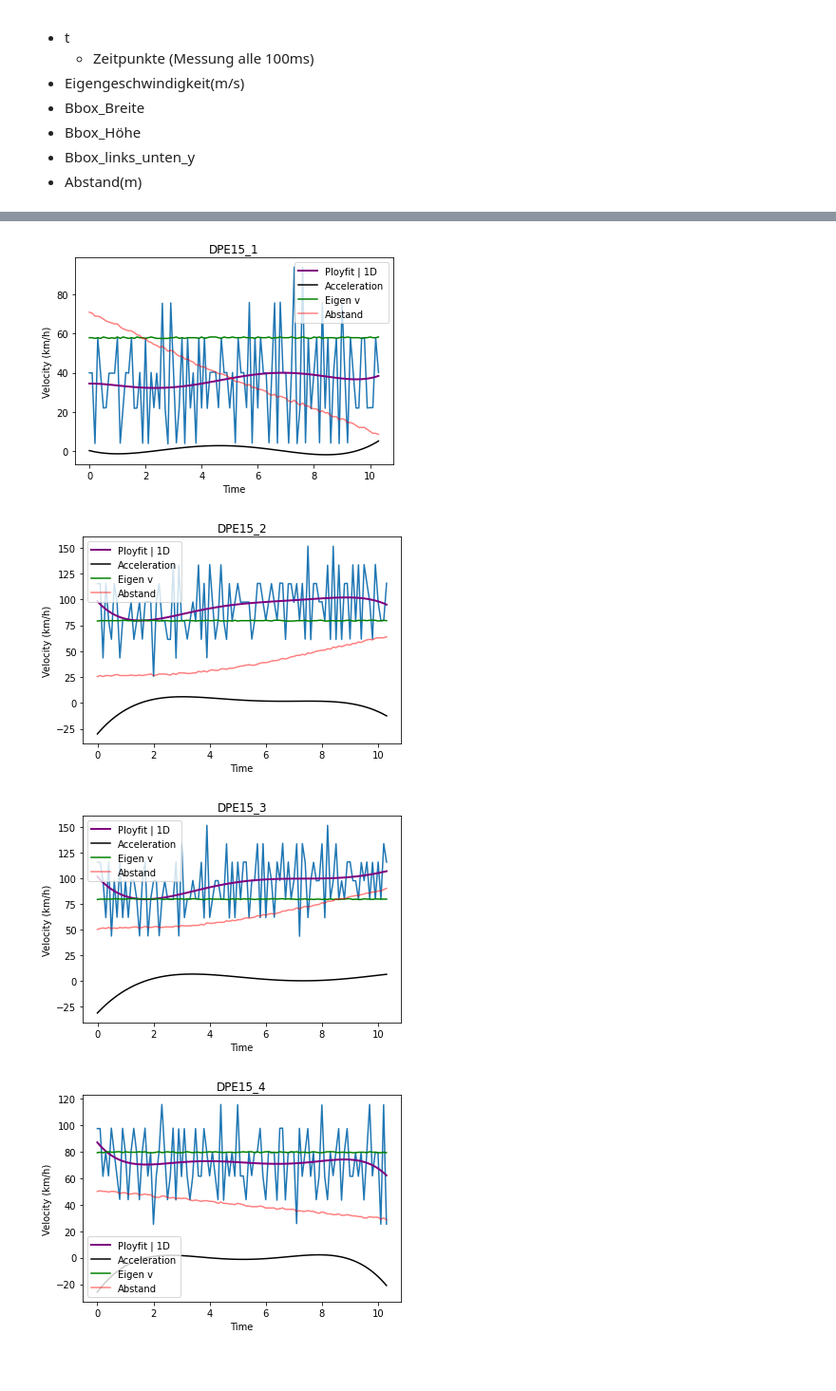
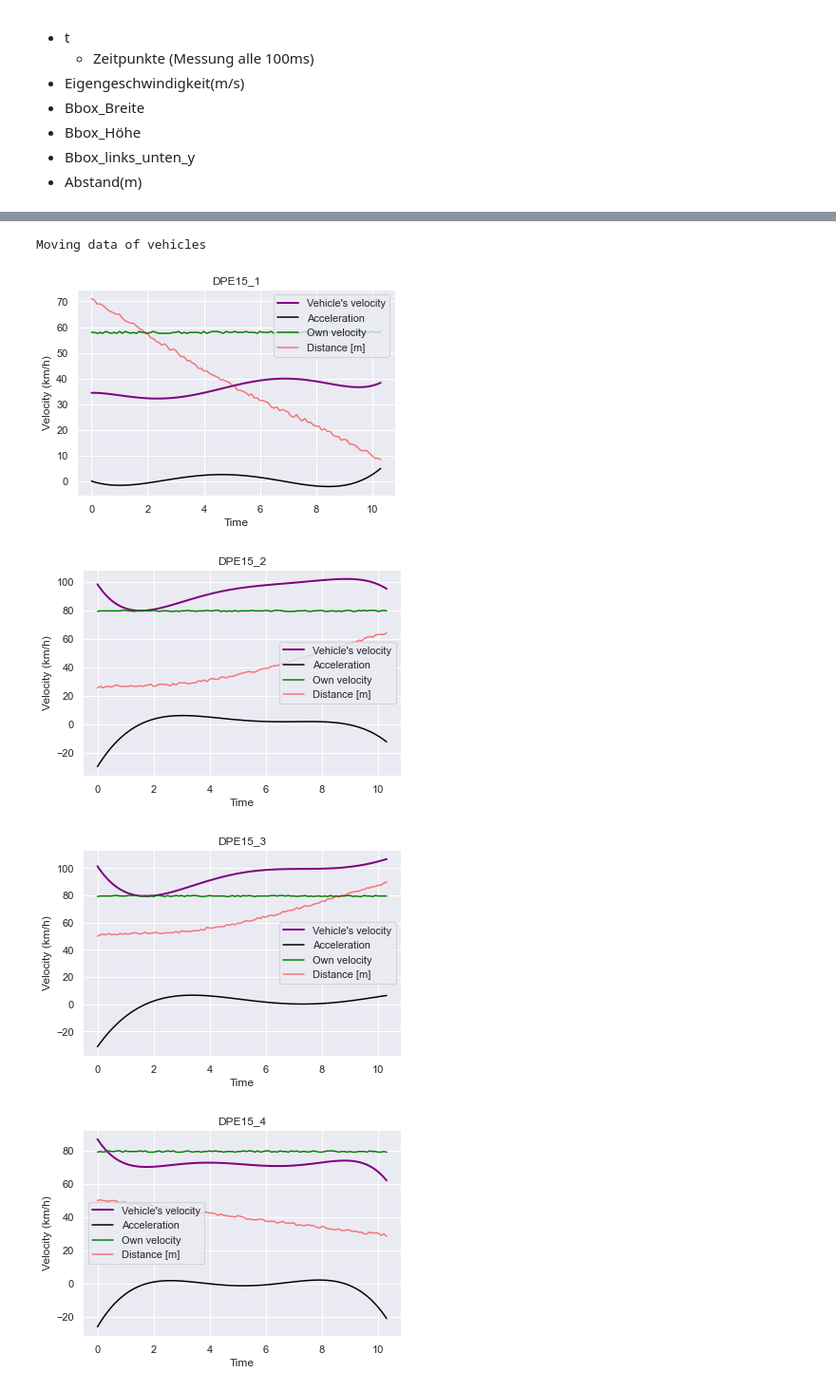
Before and after one commit to JanTSV/Evidenztheorie, a Jupyter notebook: main.ipynb, the cells around one changed output, grey strips where cells are left out. Shown at 95% size. Drawn from its saved outputs; the diff is of its cells as text; code cells hidden in the pictures; blank space fills up the shorter version.

```diff
--- a/main.ipynb
+++ b/main.ipynb
@@ -36,6 +36,8 @@ from IPython.display import display
 
 from python_evidence.dempster_handler import DempsterHandler, Measure
 from utils import load_data, change_data, get_velocity, get_acceleration, save_data_dict, get_dimensions
+import seaborn as sns
+sns.set()
 # %% [markdown]
 # Schritt 1: Daten einlesen und explorieren
 
@@ -149,35 +148,42 @@ None
 | 103 | 10.3 | 22.2 | 100 | 82 | 163 | 81.5 | 32.15 | ... |
 104 rows × 10 columns
 # %%
+print("Moving data of vehicles")
 # plot calculated velocity and acceleration
 for path, df in data_dict.items():
     plt.title(path)
     plt.ylabel("Velocity (km/h)")
     plt.xlabel("Time")
-    name = "v(km/h)"
+    velocity_key = "v(km/h)"
 
     # Real plots
-    plt.plot(df["t"], df[name])
+    #plt.plot(df["t"], df[velocity_key])
 
-    dimensions = 5
-    model = np.poly1d(np.polyfit(df["t"], df[name], dimensions))
-    plt.plot(df["t"], model(df["t"]), linewidth=2, color="purple", label="Ployfit | 1D")
+    degree_of_graph = 5
+    # optimize calculated velocity, as it is scattered
+    velocity_model = np.poly1d(np.polyfit(df["t"], df[velocity_key], degree_of_graph))
+    # plot optimized velocity
+    plt.plot(df["t"], velocity_model(df["t"]), linewidth=2, color="purple", label="Vehicle's velocity")
 
-    df["v(km/h) polyfit"] = model(df["t"])
+    df["v(km/h) polyfit"] = velocity_model(df["t"])
 
-    get_acceleration(df, model)
+    # call method which extends data frame by the acceleration
+    get_acceleration(df, velocity_model)
+    # plot acceleration
     plt.plot(df["t"], df["a(km/h^2)"], color="black", label="Acceleration")
 
-    plt.plot(df["t"], df["Eigengeschwindigkeit(m/s)"]  * 3.6, color="green", label="Eigen v")
+    # plot the velocity of the data recording vehicle
+    plt.plot(df["t"], df["Eigengeschwindigkeit(m/s)"]  * 3.6, color="green", label="Own velocity")
 
-    plt.plot(df["t"], df["Abstand(m)"], color="red", alpha=0.5, label="Abstand")
+    plt.plot(df["t"], df["Abstand(m)"], color="red", alpha=0.5, label="Distance [m]")
     plt.legend()
     plt.show()
 
-# Save data
+# Save data in dictionary for further calculations
 save_data_dict(data_dict, Path("updated_data"))
 # %% [output]
+Moving data of vehicles
-[figure, old version]
+[figure, new version]
-[figure, old version]
+[figure, new version]
-[figure, old version]
+[figure, new version]
-[figure, old version]
+[figure, new version]
```
Also changed, not shown: parts of 4 cells of this notebook.
